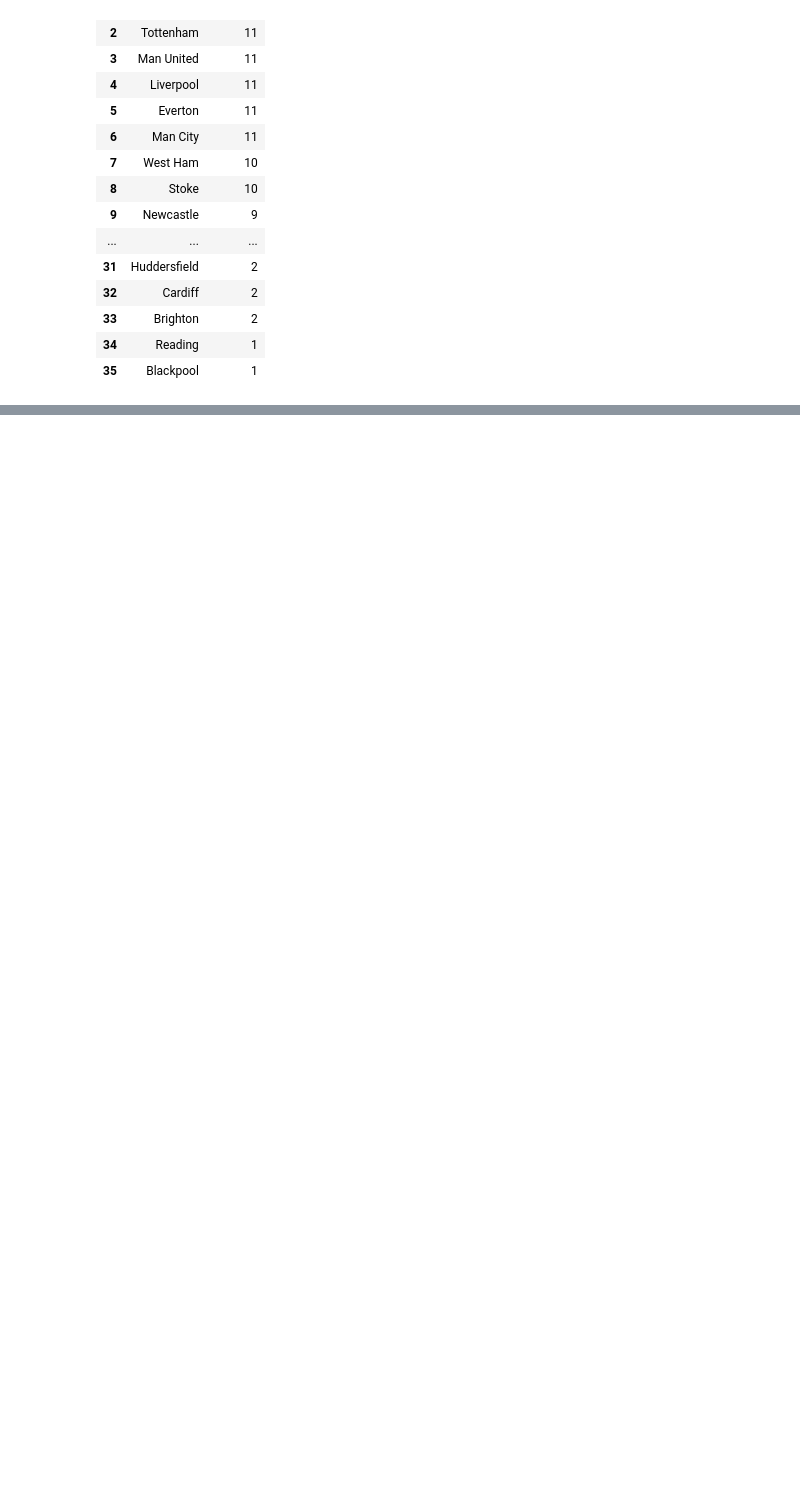
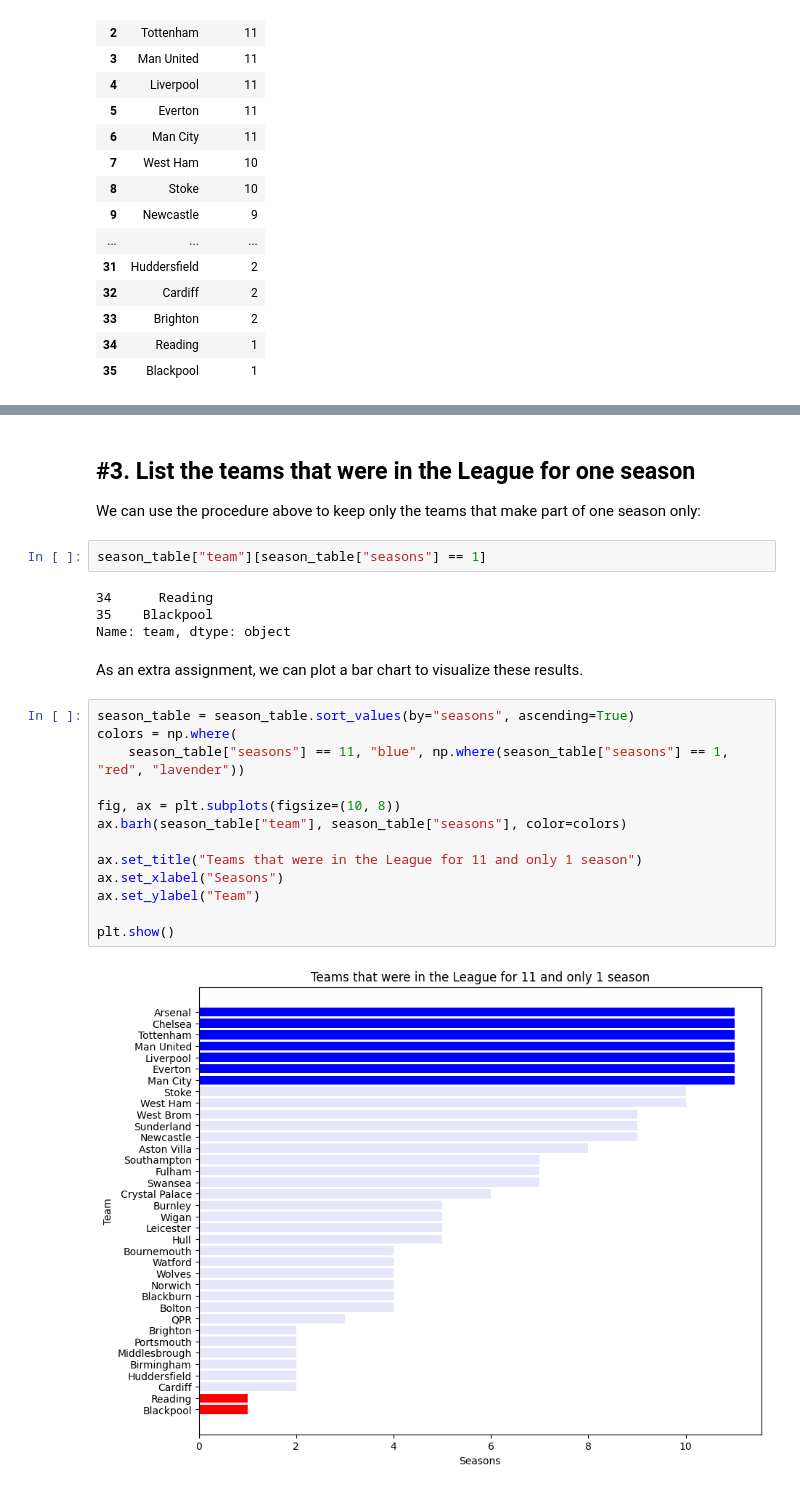
Before and after one commit to felipesebben/bk_data_analysis_studies, a Jupyter notebook: da_data_exercises/ch02-preparing_data_for_analysis/05-football.ipynb, the cells around one changed output, grey strips where cells are left out. Drawn from its saved outputs; the diff is of its cells as text; blank space fills up the shorter version.

```diff
--- a/da_data_exercises/ch02-preparing_data_for_analysis/05-football.ipynb
+++ b/da_data_exercises/ch02-preparing_data_for_analysis/05-football.ipynb
@@ -123,0 +154,26 @@ season_counts.plot(kind='barh',)
+# %% [markdown]
+<h2><b>#3.</b> List the teams that were in the League for one season</h2>
+<p>We can use the procedure above to keep only the teams that make part of one season only:</p>
+# %%
+season_table["team"][season_table["seasons"] == 1]
+# %% [output]
+34      Reading
+35    Blackpool
+Name: team, dtype: object
+# %% [markdown]
+<p>As an extra assignment, we can plot a bar chart to visualize these results.</p>
+# %%
+season_table = season_table.sort_values(by="seasons", ascending=True)
+colors = np.where(
+    season_table["seasons"] == 11, "blue", np.where(season_table["seasons"] == 1, "red", "lavender"))
+
+fig, ax = plt.subplots(figsize=(10, 8))
+ax.barh(season_table["team"], season_table["seasons"], color=colors)
+
+ax.set_title("Teams that were in the League for 11 and only 1 season")
+ax.set_xlabel("Seasons")
+ax.set_ylabel("Team")
+
+plt.show()
+# %% [output]
+[figure, added]
```
Also changed, not shown: parts of 9 cells of this notebook.
